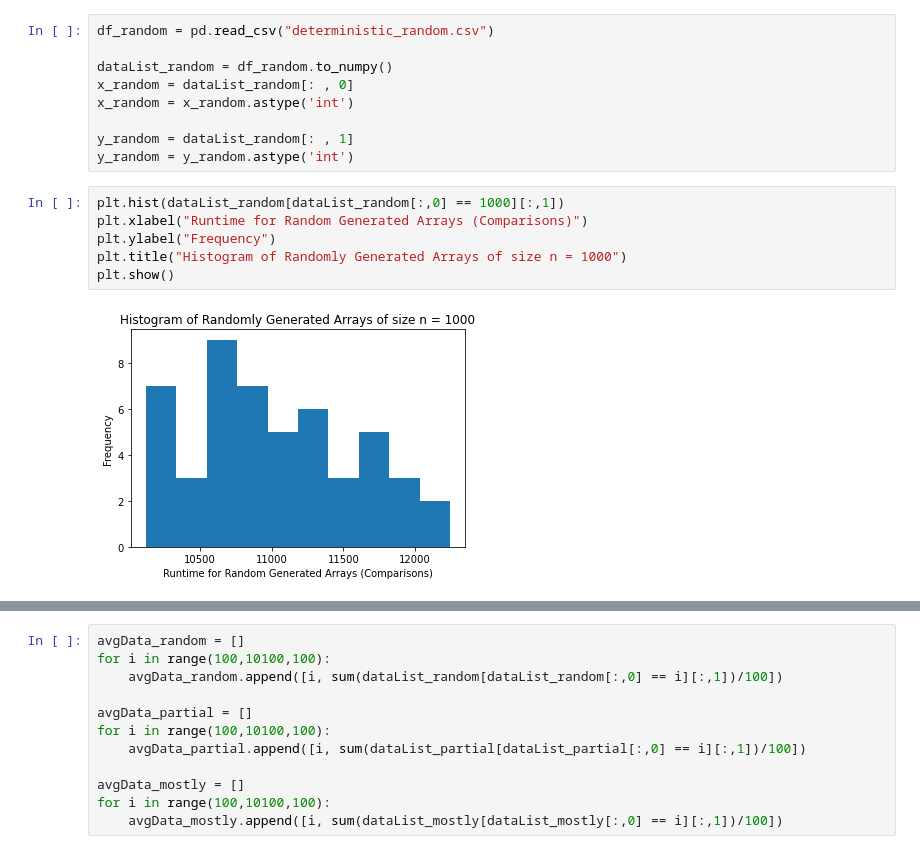
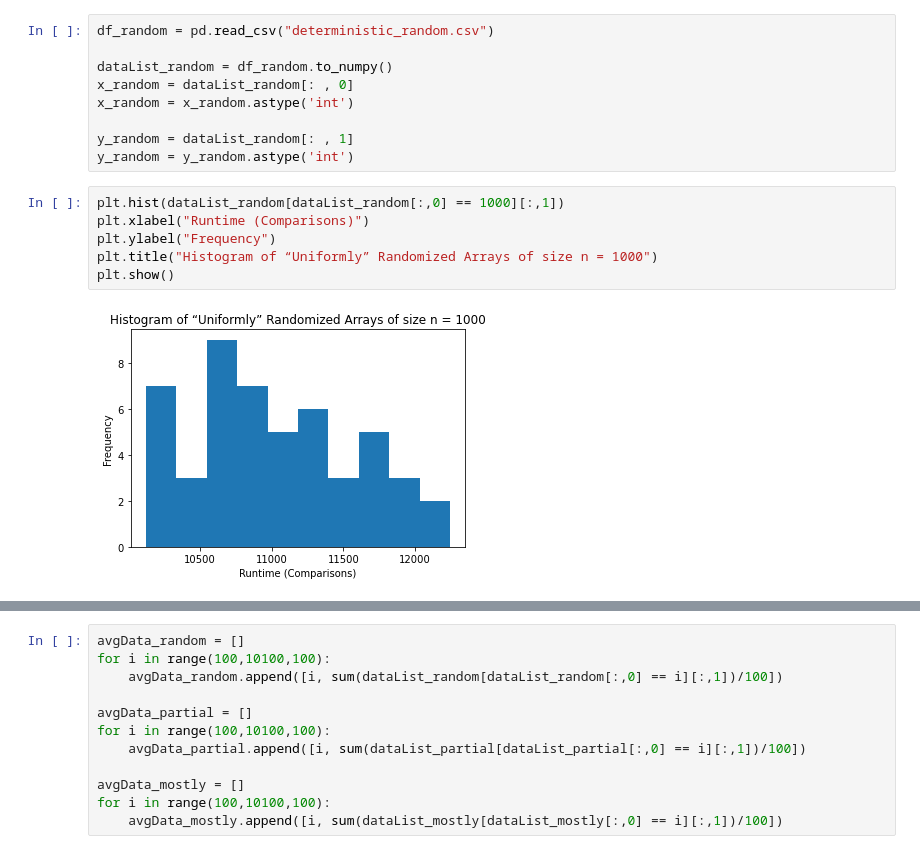
Before and after one commit to nathanielcrosby/QuickSort, a Jupyter notebook: deterministic_graph.ipynb, the cells around one changed output, grey strips where cells are left out. Cells and saved outputs as stored; diff of their text form.

```diff
--- a/deterministic_graph.ipynb
+++ b/deterministic_graph.ipynb
@@ -35,10 +35,10 @@ y_random = dataList_random[: , 1]
 y_random = y_random.astype('int')
 # %%
 plt.hist(dataList_random[dataList_random[:,0] == 1000][:,1])
-plt.xlabel("Runtime for Random Generated Arrays (Comparisons)")
+plt.xlabel("Runtime (Comparisons)")
 plt.ylabel("Frequency")
-plt.title("Histogram of Randomly Generated Arrays of size n = 1000")
+plt.title("Histogram of “Uniformly” Randomized Arrays of size n = 1000")
 plt.show()
 # %% [output]
-[figure, old version]
+[figure, new version]
 # %%
```
Also changed, not shown: parts of 9 cells of this notebook.
